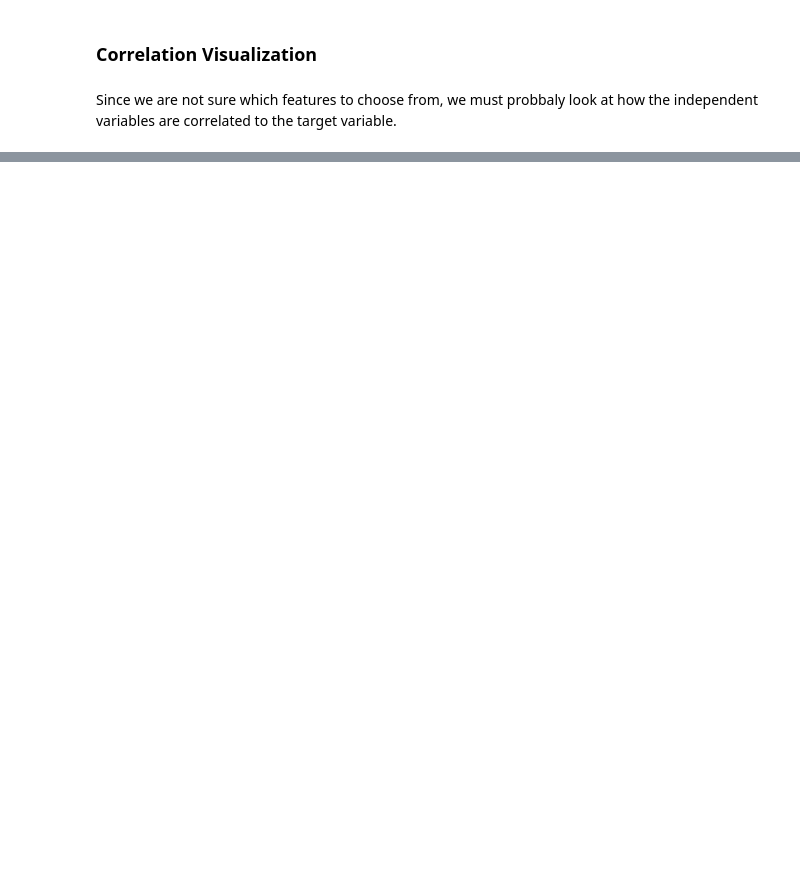
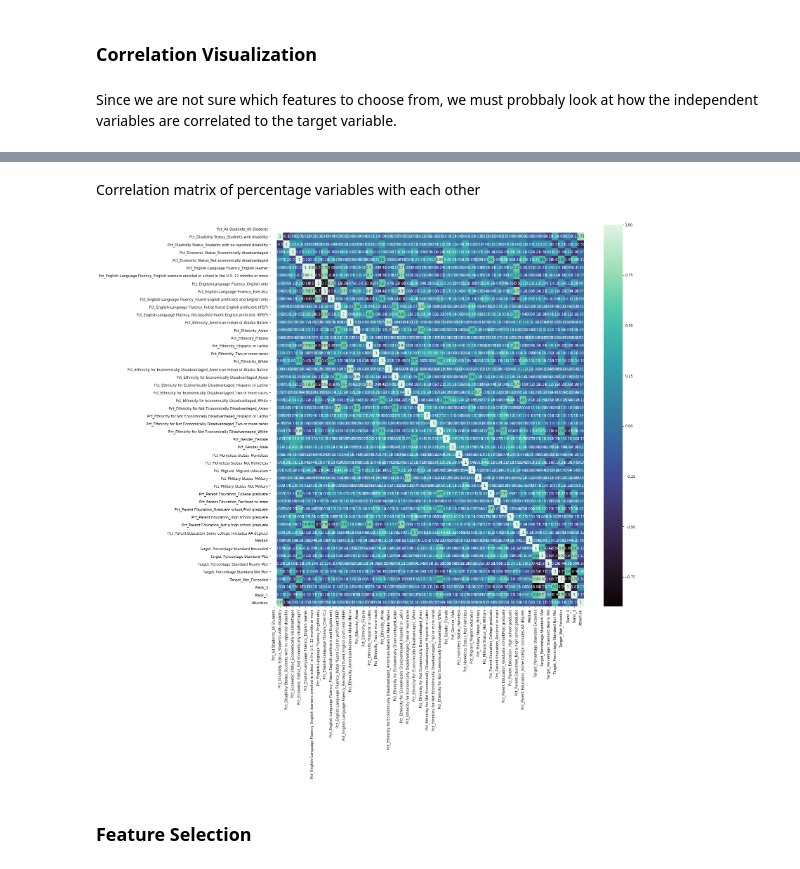
Before and after one commit to HariniJ09/Springboard, a Jupyter notebook: capstone_projects/Education/src/Exploratory Data Analysis.ipynb, the cells around one changed output, grey strips where cells are left out. Drawn from its saved outputs; the diff is of its cells as text; code cells hidden in the pictures; blank space fills up the shorter version.

```diff
--- a/capstone_projects/Education/src/Exploratory Data Analysis.ipynb
+++ b/capstone_projects/Education/src/Exploratory Data Analysis.ipynb
@@ -354,3 +358,5 @@ y = df_schools.loc[:,targ_cols]
+# %%
+X_pct = X_pct.round(1)
 # %%
 X.head()
 # %% [output]
@@ -375,0 +381,11 @@ Since we are not sure which features to choose from, we must probbaly look at ho
+# %% [markdown]
+Correlation matrix of percentage variables with each other
+# %%
+corr = X_pct.corr()
+plt.figure(figsize=(20,20))
+#plot heat map
+g=sns.heatmap(df_schools[corr.index].corr(), annot=True, cmap="mako")
+# %% [output]
+[figure, added]
+# %% [markdown]
+### Feature Selection ###
```
Also changed, not shown: parts of 14 cells of this notebook.
